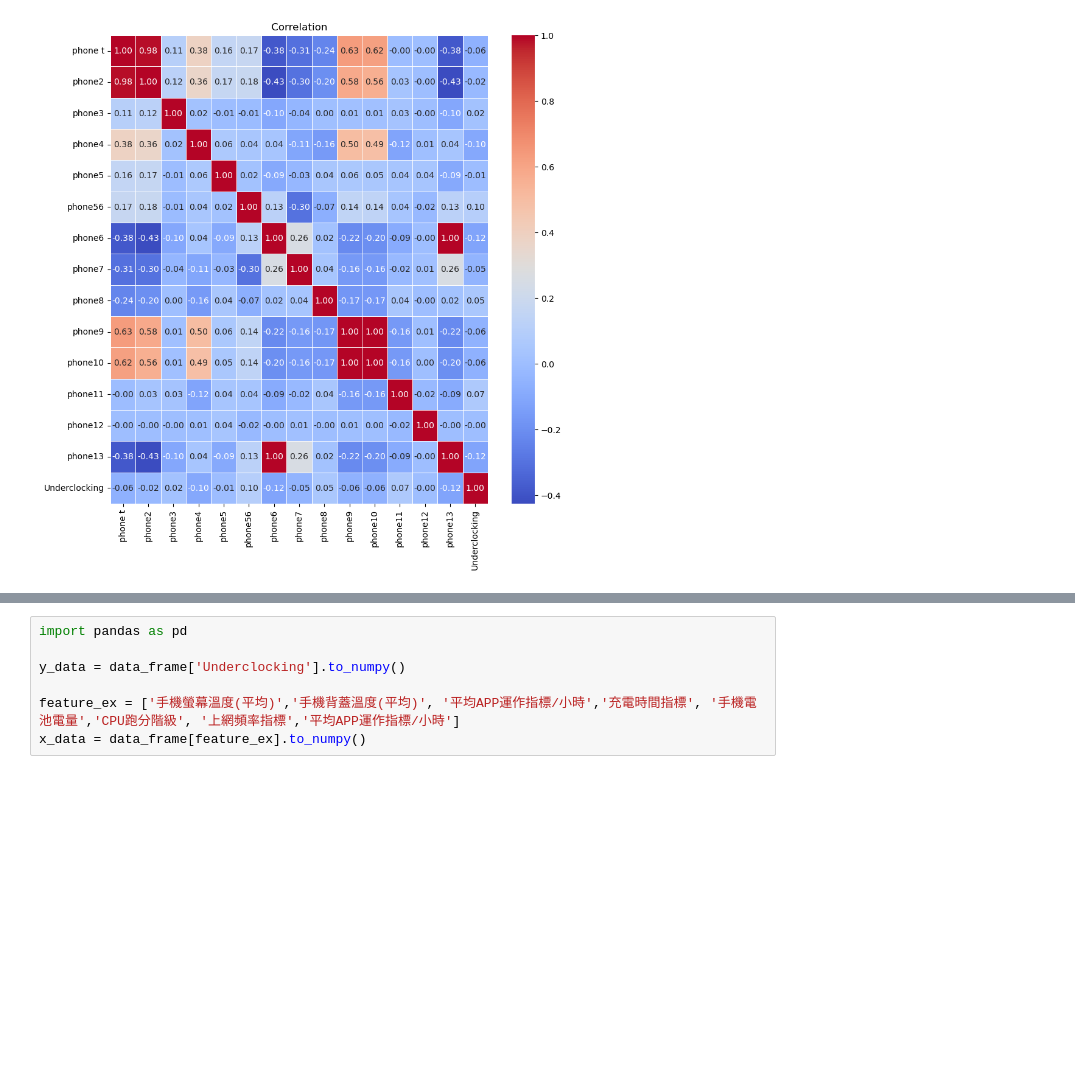
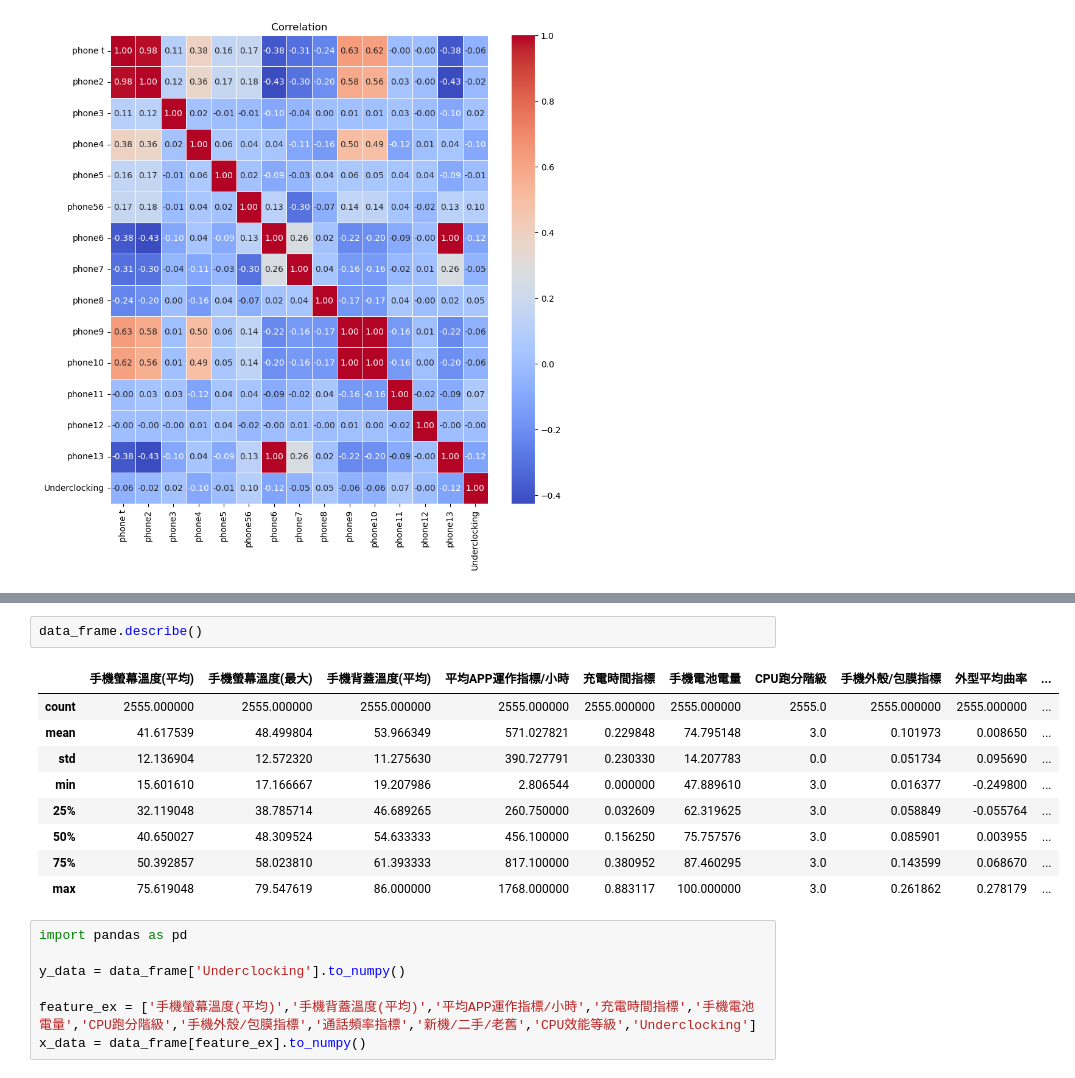
Before and after one commit to jeremy4111/ai, a Jupyter notebook: nn.ipynb, the cells around one changed output, grey strips where cells are left out. Drawn from its saved outputs; the diff is of its cells as text; blank space fills up the shorter version.

```diff
--- a/nn.ipynb
+++ b/nn.ipynb
@@ -77,9 +139,21 @@ plt.show()
+# %%
+data_frame.describe()
+# %% [output]
+|  | 手機螢幕溫度(平均) | 手機螢幕溫度(最大) | 手機背蓋溫度(平均) | 平均APP運作指標/小時 | 充電時間指標 | 手機電池電量 | CPU跑分階級 | 手機外殼/包膜指標 | 外型平均曲率 | ... |
+| count | 2555.000000 | 2555.000000 | 2555.000000 | 2555.000000 | 2555.000000 | 2555.000000 | 2555.0 | 2555.000000 | 2555.000000 | ... |
+| mean | 41.617539 | 48.499804 | 53.966349 | 571.027821 | 0.229848 | 74.795148 | 3.0 | 0.101973 | 0.008650 | ... |
+| std | 12.136904 | 12.572320 | 11.275630 | 390.727791 | 0.230330 | 14.207783 | 0.0 | 0.051734 | 0.095690 | ... |
+| min | 15.601610 | 17.166667 | 19.207986 | 2.806544 | 0.000000 | 47.889610 | 3.0 | 0.016377 | -0.249800 | ... |
+| 25% | 32.119048 | 38.785714 | 46.689265 | 260.750000 | 0.032609 | 62.319625 | 3.0 | 0.058849 | -0.055764 | ... |
+| 50% | 40.650027 | 48.309524 | 54.633333 | 456.100000 | 0.156250 | 75.757576 | 3.0 | 0.085901 | 0.003955 | ... |
+| 75% | 50.392857 | 58.023810 | 61.393333 | 817.100000 | 0.380952 | 87.460295 | 3.0 | 0.143599 | 0.068670 | ... |
+| max | 75.619048 | 79.547619 | 86.000000 | 1768.000000 | 0.883117 | 100.000000 | 3.0 | 0.261862 | 0.278179 | ... |
 # %%
 import pandas as pd
 
 y_data = data_frame['Underclocking'].to_numpy()
 
-feature_ex = ['手機螢幕溫度(平均)','手機背蓋溫度(平均)', '平均APP運作指標/小時','充電時間指標', '手機電池電量','CPU跑分階級', '上網頻率指標','平均APP運作指標/小時']
+feature_ex = ['手機螢幕溫度(平均)','手機背蓋溫度(平均)','平均APP運作指標/小時','充電時間指標','手機電池電量','CPU跑分階級','手機外殼/包膜指標','通話頻率指標','新機/二手/老舊','CPU效能等級','Underclocking']
 x_data = data_frame[feature_ex].to_numpy()
 # %%
 #data arrange
```
Also changed, not shown: parts of 8 cells of this notebook.
